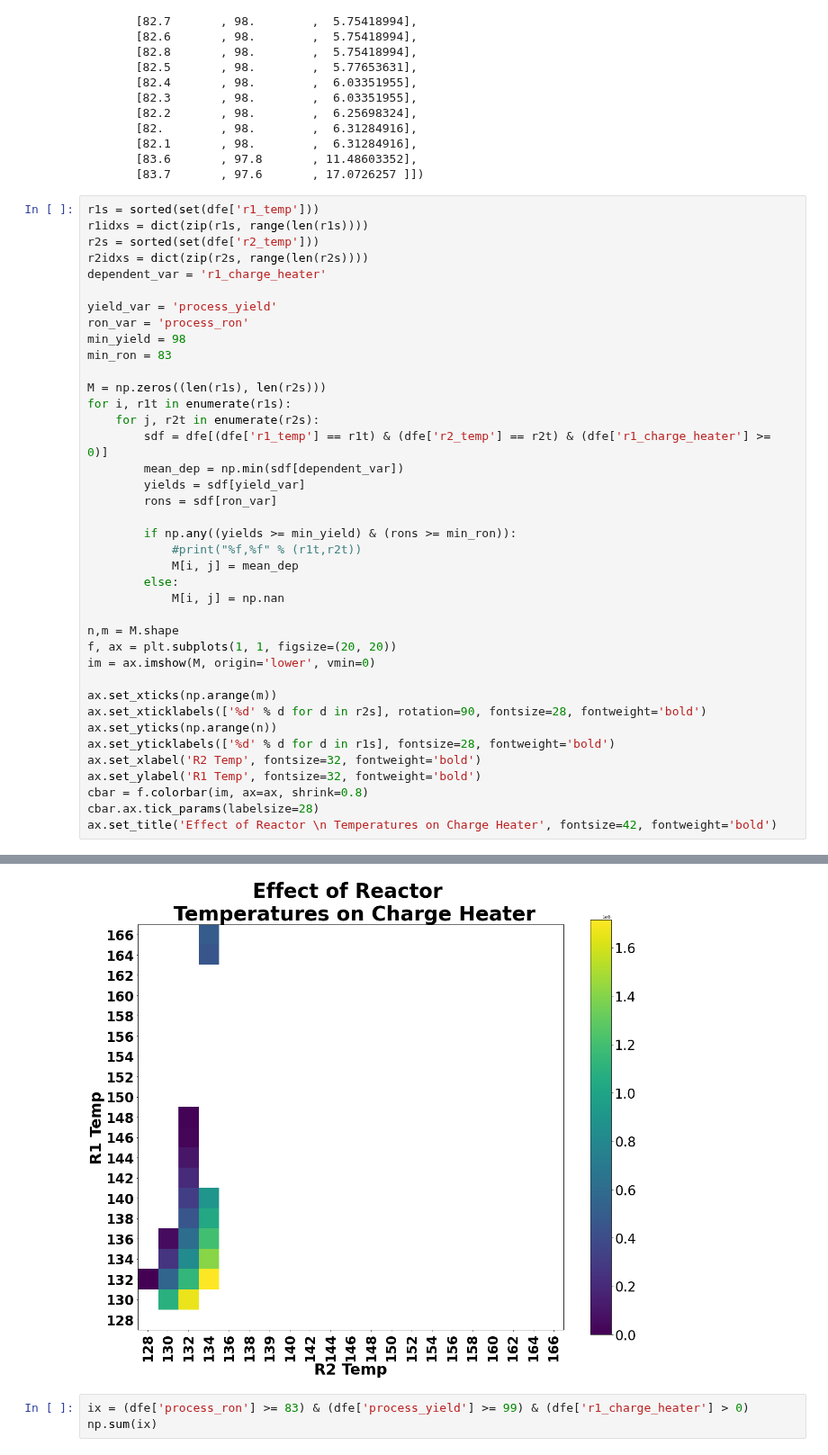
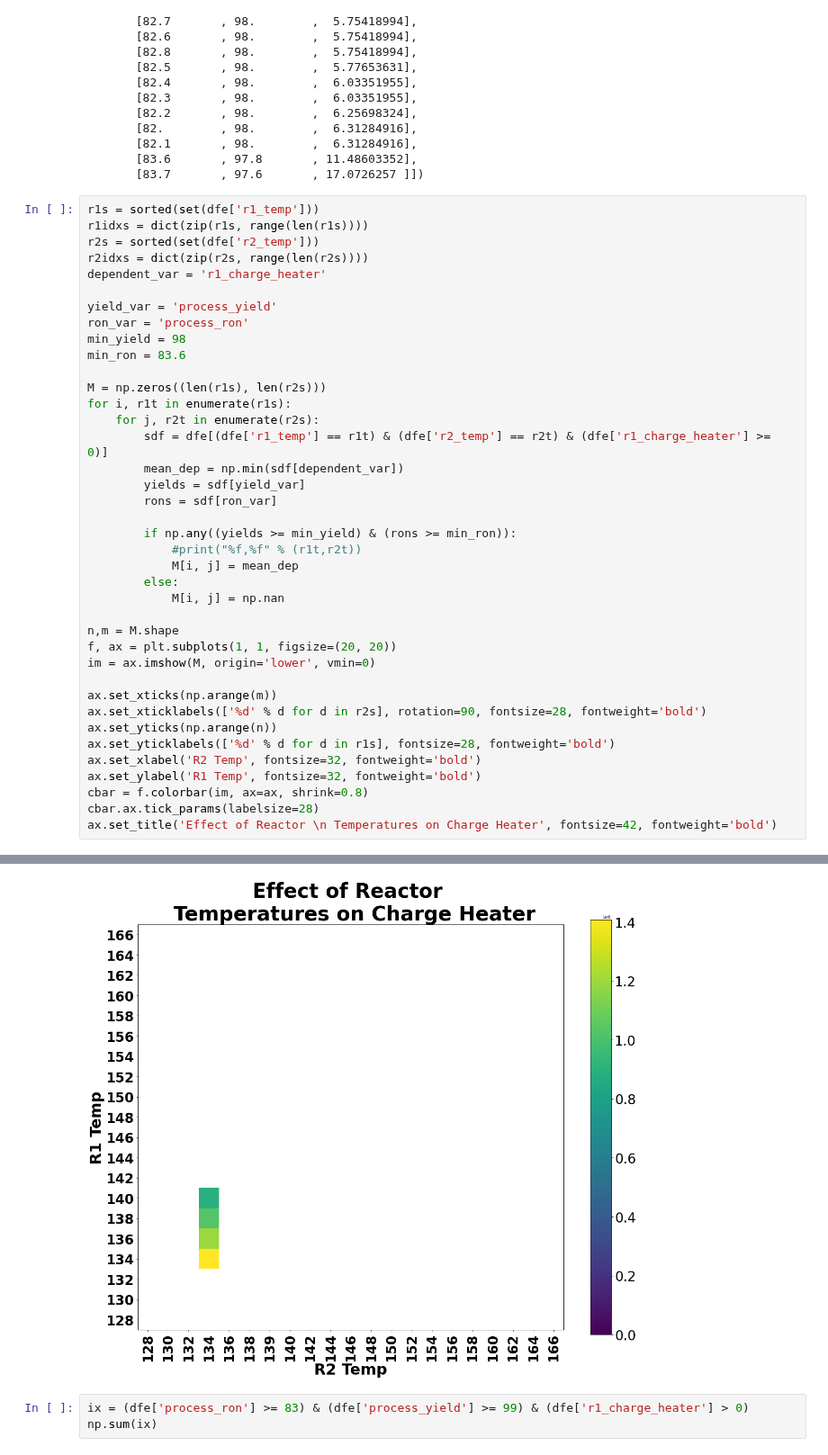
Before and after one commit to KISRDevelopment/iso-exploration, a Jupyter notebook: global_optima.ipynb, the cells around one changed output, grey strips where cells are left out. Shown at 90% size. Drawn from its saved outputs; the diff is of its cells as text.

```diff
--- a/global_optima.ipynb
+++ b/global_optima.ipynb
@@ -501,38 +501,38 @@ dependent_var = 'r1_charge_heater'
 yield_var = 'process_yield'
 ron_var = 'process_ron'
 min_yield = 98
-min_ron = 83
+min_ron = 83.6
 
 M = np.zeros((len(r1s), len(r2s)))
 for i, r1t in enumerate(r1s):
     for j, r2t in enumerate(r2s):
         sdf = dfe[(dfe['r1_temp'] == r1t) & (dfe['r2_temp'] == r2t) & (dfe['r1_charge_heater'] >= 0)]
         mean_dep = np.min(sdf[dependent_var])
         yields = sdf[yield_var]
         rons = sdf[ron_var]
 
         if np.any((yields >= min_yield) & (rons >= min_ron)):
             #print("%f,%f" % (r1t,r2t))
             M[i, j] = mean_dep
         else:
             M[i, j] = np.nan
 
 n,m = M.shape
 f, ax = plt.subplots(1, 1, figsize=(20, 20))
 im = ax.imshow(M, origin='lower', vmin=0)
 
 ax.set_xticks(np.arange(m))
 ax.set_xticklabels(['%d' % d for d in r2s], rotation=90, fontsize=28, fontweight='bold')
 ax.set_yticks(np.arange(n))
 ax.set_yticklabels(['%d' % d for d in r1s], fontsize=28, fontweight='bold')
 ax.set_xlabel('R2 Temp', fontsize=32, fontweight='bold')
 ax.set_ylabel('R1 Temp', fontsize=32, fontweight='bold')
 cbar = f.colorbar(im, ax=ax, shrink=0.8)
 cbar.ax.tick_params(labelsize=28)
 ax.set_title('Effect of Reactor \n Temperatures on Charge Heater', fontsize=42, fontweight='bold')
 # %% [output]
 Text(0.5, 1.0, 'Effect of Reactor \n Temperatures on Charge Heater')
-[figure, old version]
+[figure, new version]
 # %%
 ix = (dfe['process_ron'] >= 83) & (dfe['process_yield'] >= 99) & (dfe['r1_charge_heater'] > 0)
 np.sum(ix)
```
Also changed, not shown: 7 other files.
